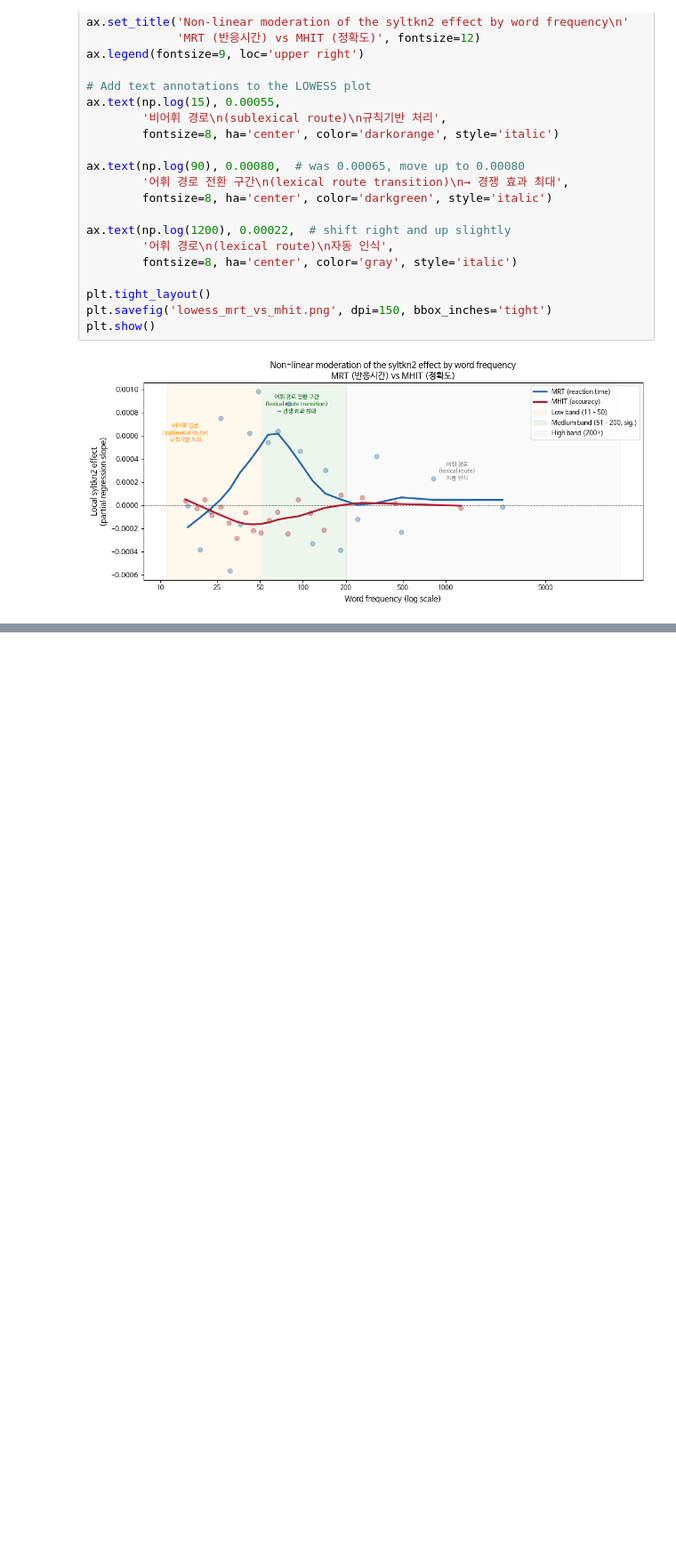
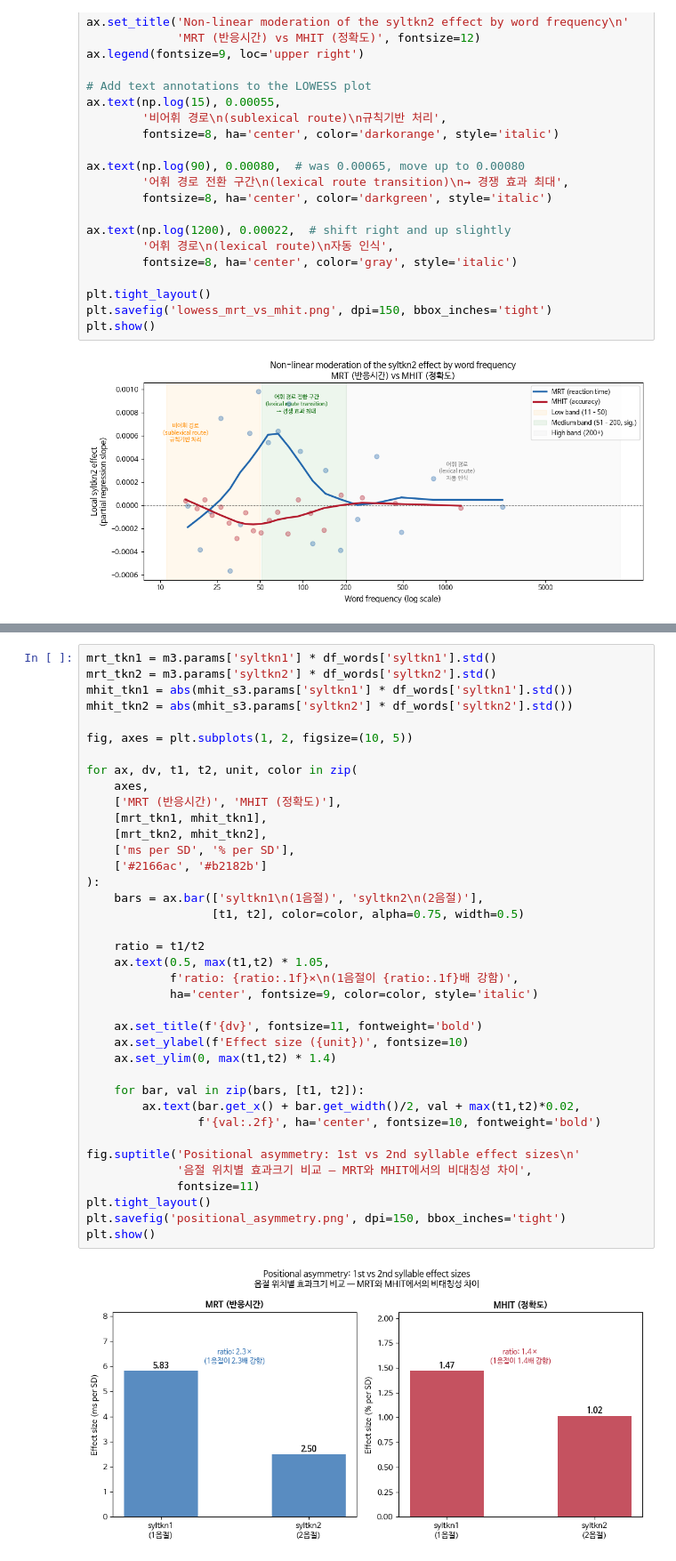
Before and after one commit to psycholinguistics-proj/proj, a Jupyter notebook: Relevant_Analysis_from_D1.ipynb, the cells around one changed output, grey strips where cells are left out. Shown at 89% size. Cells and saved outputs as stored; diff of their text form; blank space fills up the shorter version.

```diff
--- a/Relevant_Analysis_from_D1.ipynb
+++ b/Relevant_Analysis_from_D1.ipynb
@@ -718,0 +876,40 @@ plt.show()
+# %%
+mrt_tkn1 = m3.params['syltkn1'] * df_words['syltkn1'].std()
+mrt_tkn2 = m3.params['syltkn2'] * df_words['syltkn2'].std()
+mhit_tkn1 = abs(mhit_s3.params['syltkn1'] * df_words['syltkn1'].std())
+mhit_tkn2 = abs(mhit_s3.params['syltkn2'] * df_words['syltkn2'].std())
+
+fig, axes = plt.subplots(1, 2, figsize=(10, 5))
+
+for ax, dv, t1, t2, unit, color in zip(
+    axes,
+    ['MRT (반응시간)', 'MHIT (정확도)'],
+    [mrt_tkn1, mhit_tkn1],
+    [mrt_tkn2, mhit_tkn2],
+    ['ms per SD', '% per SD'],
+    ['#2166ac', '#b2182b']
+):
+    bars = ax.bar(['syltkn1\n(1음절)', 'syltkn2\n(2음절)'],
+                  [t1, t2], color=color, alpha=0.75, width=0.5)
+
+    ratio = t1/t2
+    ax.text(0.5, max(t1,t2) * 1.05,
+            f'ratio: {ratio:.1f}×\n(1음절이 {ratio:.1f}배 강함)',
+            ha='center', fontsize=9, color=color, style='italic')
+
+    ax.set_title(f'{dv}', fontsize=11, fontweight='bold')
+    ax.set_ylabel(f'Effect size ({unit})', fontsize=10)
+    ax.set_ylim(0, max(t1,t2) * 1.4)
+
+    for bar, val in zip(bars, [t1, t2]):
+        ax.text(bar.get_x() + bar.get_width()/2, val + max(t1,t2)*0.02,
+                f'{val:.2f}', ha='center', fontsize=10, fontweight='bold')
+
+fig.suptitle('Positional asymmetry: 1st vs 2nd syllable effect sizes\n'
+             '음절 위치별 효과크기 비교 — MRT와 MHIT에서의 비대칭성 차이',
+             fontsize=11)
+plt.tight_layout()
+plt.savefig('positional_asymmetry.png', dpi=150, bbox_inches='tight')
+plt.show()
+# %% [output]
+[figure, added]
```
Also changed, not shown: parts of 3 cells of this notebook.
